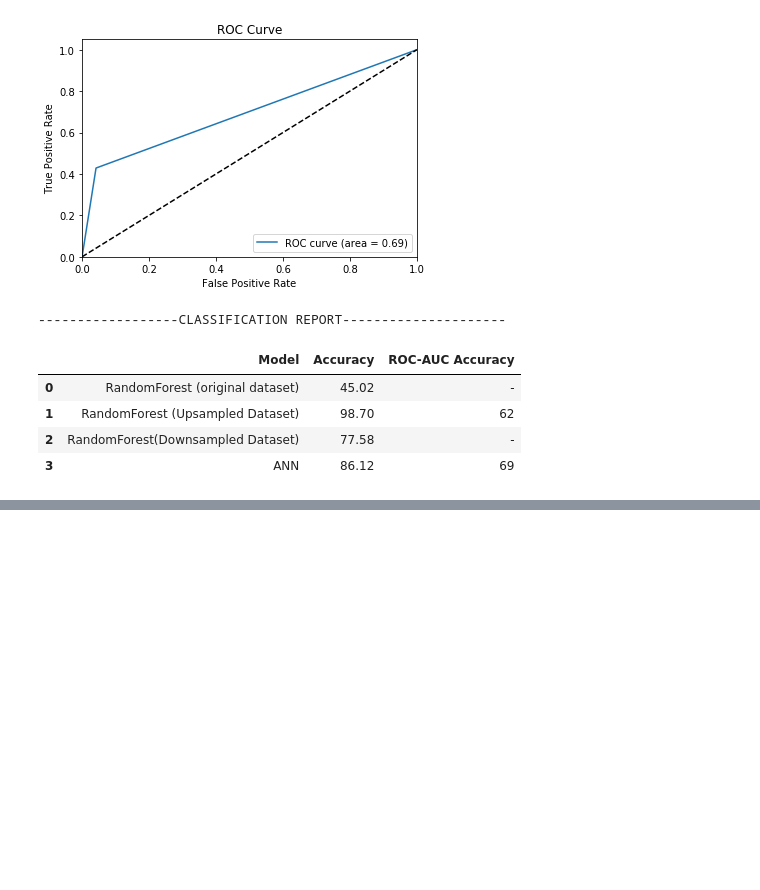
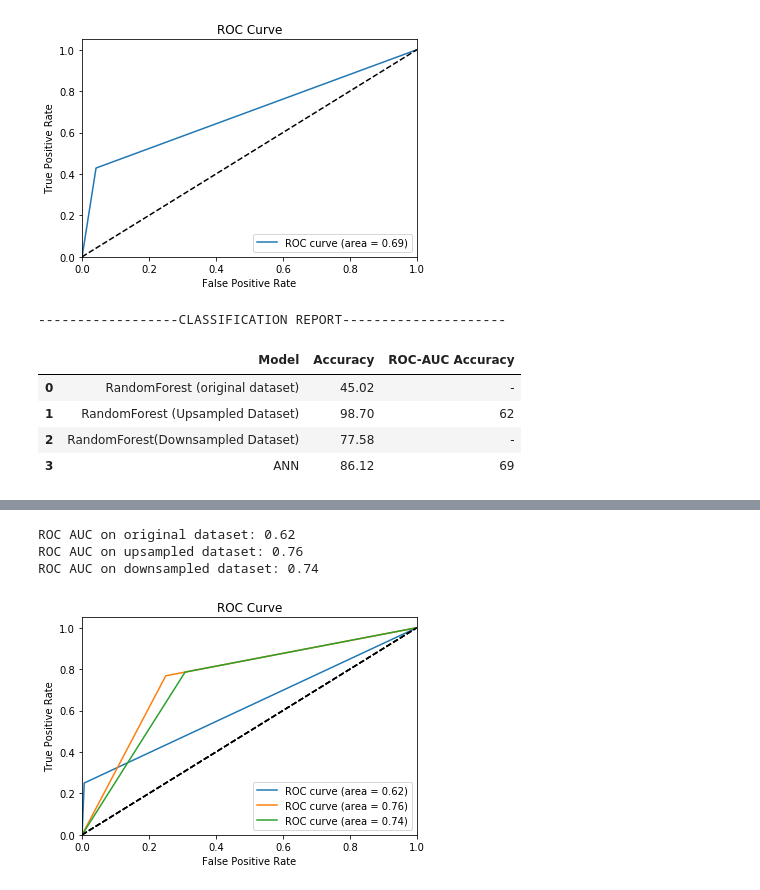
Before and after one commit to saioni/Data-Science-Internship, a Jupyter notebook: Week2 - Employee Attrition/Saioni.ipynb, the cells around one changed output, grey strips where cells are left out. Drawn from its saved outputs; the diff is of its cells as text; code cells hidden in the pictures; blank space fills up the shorter version.

```diff
--- a/Week2 - Employee Attrition/Saioni.ipynb
+++ b/Week2 - Employee Attrition/Saioni.ipynb
@@ -588,3 +609,10 @@ df
 | 1 | RandomForest (Upsampled Dataset) | 98.70 | 62 |
 | 2 | RandomForest(Downsampled Dataset) | 77.58 | - |
 | 3 | ANN | 86.12 | 69 |
+# %%
+from sklearn.linear_model import LogisticRegression
+from sklearn import metrics
+logreg = LogisticRegression(C=10,max_iter=750,random_state=52)
+logreg.fit(x_train, y_train)
+logreg.fit(X_train_u, y_train_u)
+logreg.fit(X_train_d, y_train_d)
@@ -590,0 +682,44 @@ df
+# %%
+from sklearn.metrics import roc_curve, auc
+fpr1, tpr1, _ = roc_curve(y_test, y_pred1)
+fpr2, tpr2, _ = roc_curve(y_test, y_pred2)
+fpr3, tpr3, _ = roc_curve(y_test, y_pred3)
+# Calculate the AUC
+roc_auc1 = auc(fpr1, tpr1)
+roc_auc2 = auc(fpr2, tpr2)
+roc_auc3 = auc(fpr3, tpr3)
+print('ROC AUC on original dataset: %0.2f' % roc_auc1)
+print('ROC AUC on upsampled dataset: %0.2f' % roc_auc2)
+print('ROC AUC on downsampled dataset: %0.2f' % roc_auc3)
+# Plot of a ROC curve for a specific class
+plt.figure()
+plt.plot(fpr1, tpr1, label='ROC curve (area = %0.2f)' % roc_auc1)
+plt.plot([0, 1], [0, 1], 'k--')
+plt.xlim([0.0, 1.0])
+plt.ylim([0.0, 1.05])
+plt.xlabel('False Positive Rate')
+plt.ylabel('True Positive Rate')
+plt.title('ROC Curve')
+plt.legend(loc="lower right")
+plt.plot(fpr2, tpr2, label='ROC curve (area = %0.2f)' % roc_auc2)
+plt.plot([0, 1], [0, 1], 'k--')
+plt.xlim([0.0, 1.0])
+plt.ylim([0.0, 1.05])
+plt.xlabel('False Positive Rate')
+plt.ylabel('True Positive Rate')
+plt.title('ROC Curve')
+plt.legend(loc="lower right")
+plt.plot(fpr3, tpr3, label='ROC curve (area = %0.2f)' % roc_auc3)
+plt.plot([0, 1], [0, 1], 'k--')
+plt.xlim([0.0, 1.0])
+plt.ylim([0.0, 1.05])
+plt.xlabel('False Positive Rate')
+plt.ylabel('True Positive Rate')
+plt.title('ROC Curve')
+plt.legend(loc="lower right")
+plt.show()
+# %% [output]
+ROC AUC on original dataset: 0.62
+ROC AUC on upsampled dataset: 0.76
+ROC AUC on downsampled dataset: 0.74
+[figure, added]
```
Also changed, not shown: parts of 8 cells of this notebook.
